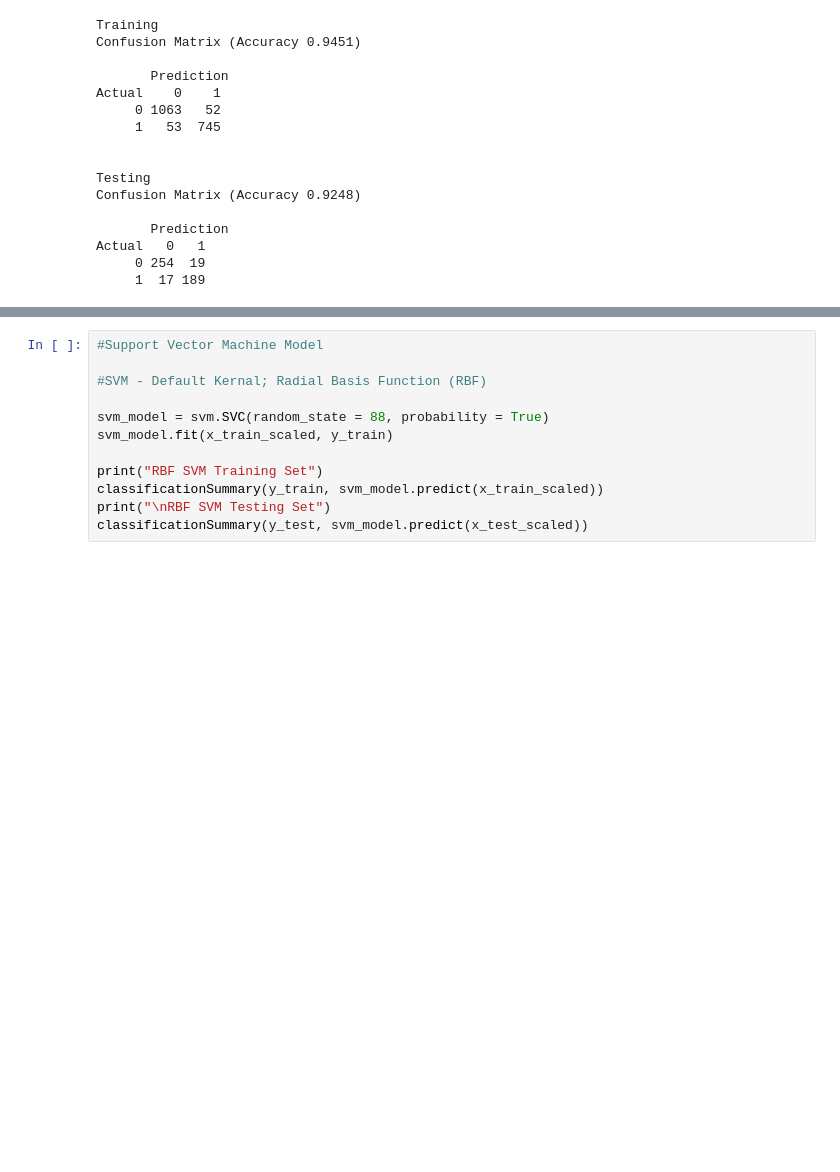
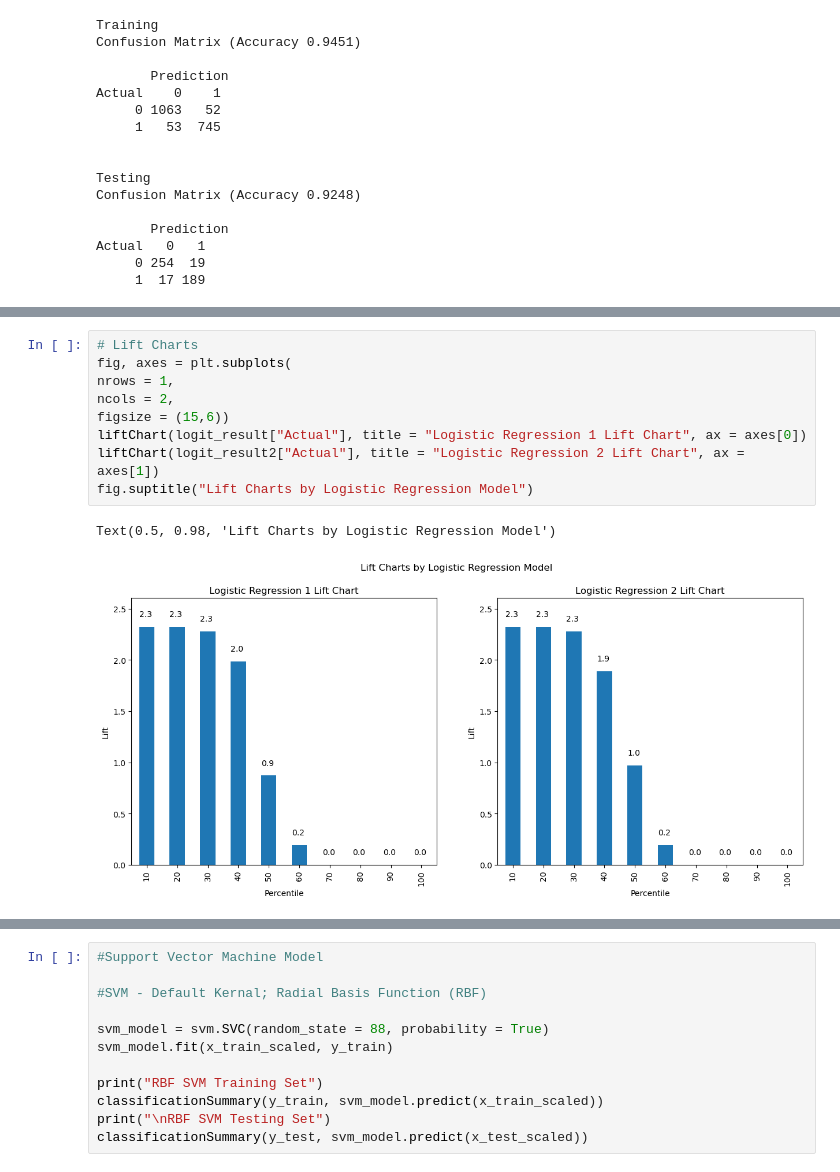
Before and after one commit to kmattingly8/ANA500.v2, a Jupyter notebook: ANA500 Project.ipynb, the cells around one changed output, grey strips where cells are left out. Drawn from its saved outputs; the diff is of its cells as text; blank space fills up the shorter version.

```diff
--- a/ANA500 Project.ipynb
+++ b/ANA500 Project.ipynb
@@ -1020,0 +1152,12 @@ plt.show()
+# %%
+# Lift Charts
+fig, axes = plt.subplots(
+nrows = 1,
+ncols = 2,
+figsize = (15,6))
+liftChart(logit_result["Actual"], title = "Logistic Regression 1 Lift Chart", ax = axes[0])
+liftChart(logit_result2["Actual"], title = "Logistic Regression 2 Lift Chart", ax = axes[1])
+fig.suptitle("Lift Charts by Logistic Regression Model")
+# %% [output]
+Text(0.5, 0.98, 'Lift Charts by Logistic Regression Model')
+[figure, added]
```
Also changed, not shown: parts of 20 cells of this notebook.
